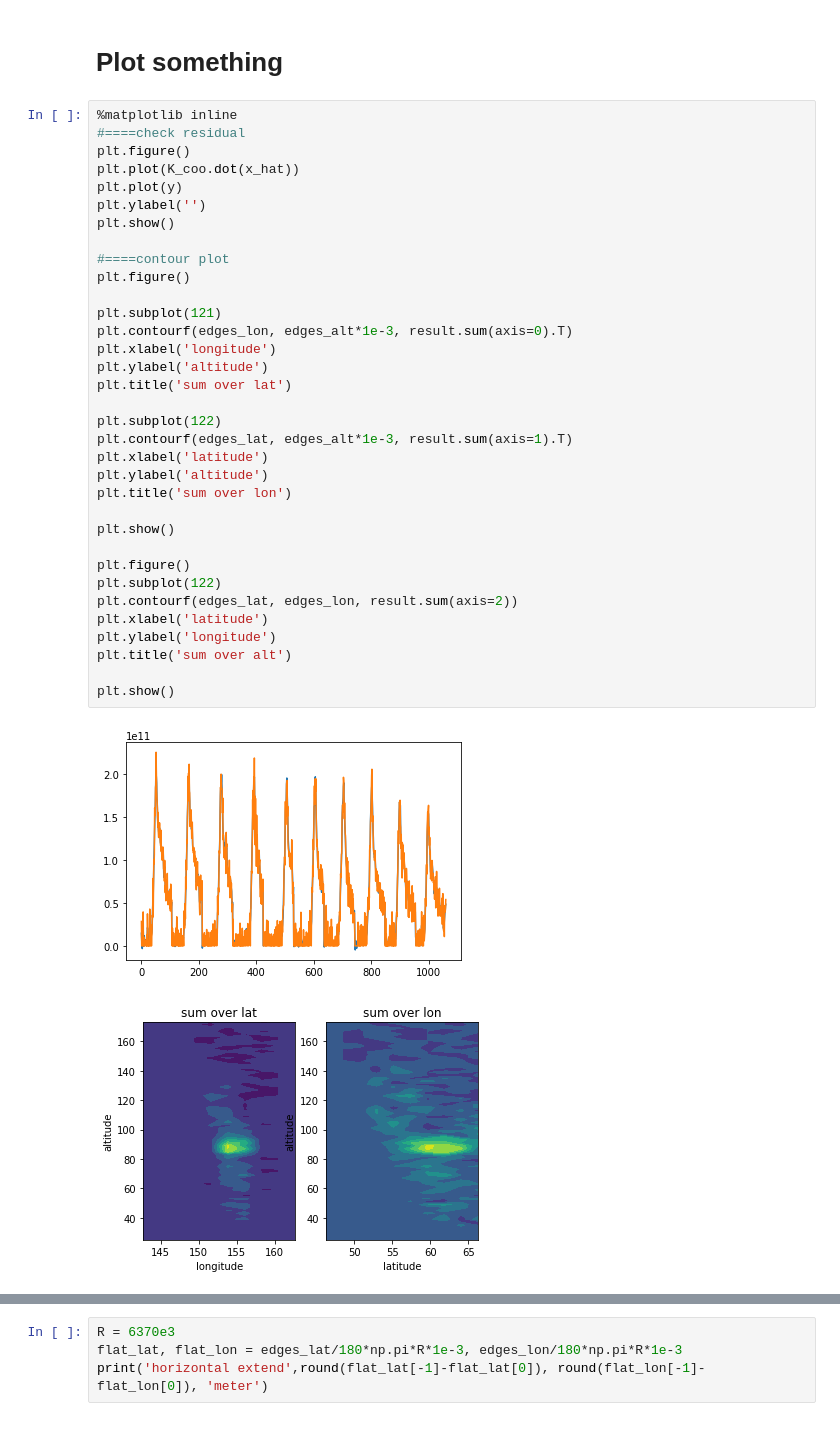
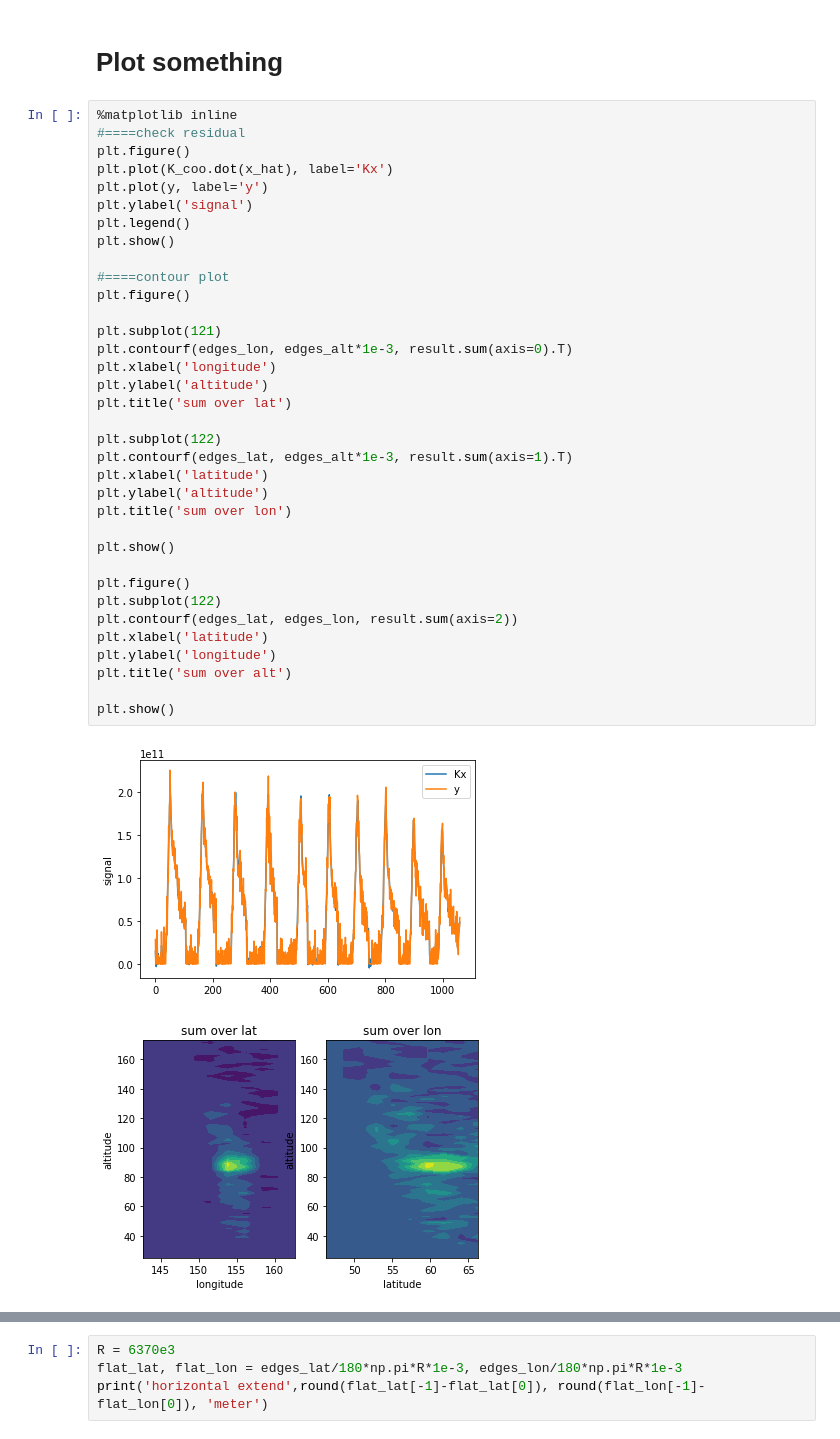
Before and after one commit to Anqi-Li/iris, a Jupyter notebook: notebooks/IRIS Tomography.ipynb, the cells around one changed output, grey strips where cells are left out. Drawn from its saved outputs; the diff is of its cells as text.

Commit message:
minor plotting changes

```diff
--- a/notebooks/IRIS Tomography.ipynb
+++ b/notebooks/IRIS Tomography.ipynb
@@ -149,38 +149,39 @@ result = xr.DataArray(result[:-1,:-1,:-1], coords=(edges_lat, edges_lon, edges_a
 %matplotlib inline
 #====check residual
 plt.figure()
-plt.plot(K_coo.dot(x_hat))
-plt.plot(y)
-plt.ylabel('')
+plt.plot(K_coo.dot(x_hat), label='Kx')
+plt.plot(y, label='y')
+plt.ylabel('signal')
+plt.legend()
 plt.show()
 
 #====contour plot
 plt.figure()
 
 plt.subplot(121)
 plt.contourf(edges_lon, edges_alt*1e-3, result.sum(axis=0).T)
 plt.xlabel('longitude')
 plt.ylabel('altitude')
 plt.title('sum over lat')
 
 plt.subplot(122)
 plt.contourf(edges_lat, edges_alt*1e-3, result.sum(axis=1).T)
 plt.xlabel('latitude')
 plt.ylabel('altitude')
 plt.title('sum over lon')
 
 plt.show()
 
 plt.figure()
 plt.subplot(122)
 plt.contourf(edges_lat, edges_lon, result.sum(axis=2))
 plt.xlabel('latitude')
 plt.ylabel('longitude')
 plt.title('sum over alt')
 
 plt.show()
 # %% [output]
-[figure, old version]
+[figure, new version]
 [figure]
 [figure]
 # %%
```
Also changed, not shown: parts of 2 cells of this notebook.
